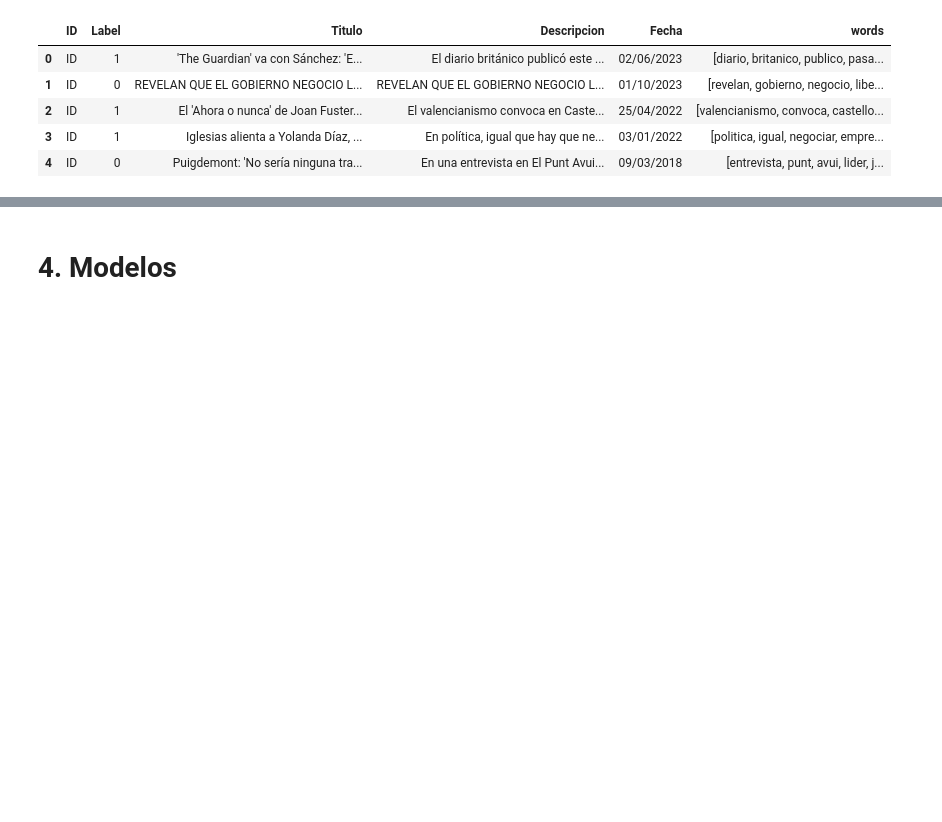
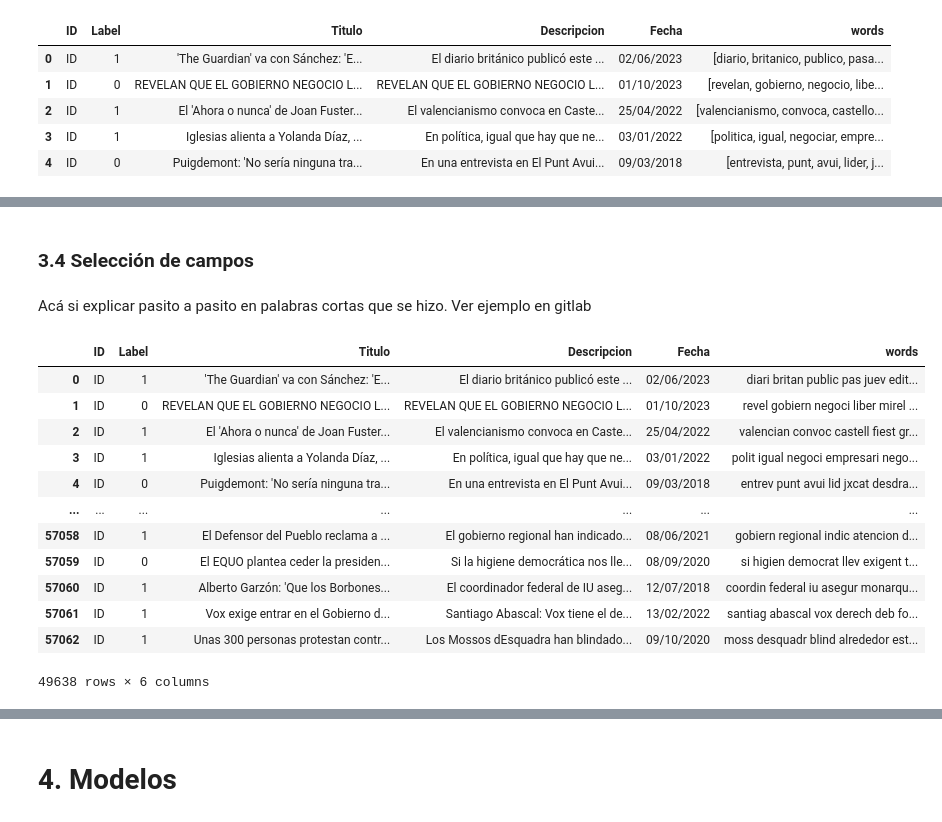
Before and after one commit to Paulina-A-V/Proyecto-1-BI, a Jupyter notebook: classification.ipynb, the cells around one changed output, grey strips where cells are left out. Drawn from its saved outputs; the diff is of its cells as text; code cells hidden in the pictures; blank space fills up the shorter version.

Commit message:
seleccion de campos y normalizacion

```diff
--- a/classification.ipynb
+++ b/classification.ipynb
@@ -249,0 +255,26 @@ data.head()
+# %%
+def stem_words(words):
+    """Stem words in list of tokenized words"""
+    stemmer = SnowballStemmer('spanish')
+    stems = []
+    for word in words:
+        stem = stemmer.stem(word)
+        stems.append(stem)
+    return stems
+
+def lemmatize_verbs(words):
+    """Lemmatize verbs in list of tokenized words"""
+    lemmatizer = WordNetLemmatizer()
+    lemmas = []
+    for word in words:
+        lemma = lemmatizer.lemmatize(word, pos='v')
+        lemmas.append(lemma)
+    return lemmas
+
+def stem_and_lemmatize(words):
+    stems = stem_words(words)
+    lemmas = lemmatize_verbs(words)
+    return stems + lemmas
+
+data['words'] = data['words'].apply(stem_and_lemmatize) #Aplica lematización y eliminación de prefijos y sufijos.
+data.head()
@@ -249,0 +288,21 @@ data.head()
+# %% [markdown]
+### 3.4 Selección de campos
+# %% [markdown]
+Acá si explicar pasito a pasito en palabras cortas que se hizo. Ver ejemplo en gitlab
+# %%
+data['words'] = data['words'].apply(lambda x: ' '.join(map(str, x)))
+data
+# %% [output]
+|  | ID | Label | Titulo | Descripcion | Fecha | words |
+| 0 | ID | 1 | 'The Guardian' va con Sánchez: 'E... | El diario británico publicó este ... | 02/06/2023 | diari britan public pas juev edit... |
+| 1 | ID | 0 | REVELAN QUE EL GOBIERNO NEGOCIO L... | REVELAN QUE EL GOBIERNO NEGOCIO L... | 01/10/2023 | revel gobiern negoci liber mirel ... |
+| 2 | ID | 1 | El 'Ahora o nunca' de Joan Fuster... | El valencianismo convoca en Caste... | 25/04/2022 | valencian convoc castell fiest gr... |
+| 3 | ID | 1 | Iglesias alienta a Yolanda Díaz, ... | En política, igual que hay que ne... | 03/01/2022 | polit igual negoci empresari nego... |
+| 4 | ID | 0 | Puigdemont: 'No sería ninguna tra... | En una entrevista en El Punt Avui... | 09/03/2018 | entrev punt avui lid jxcat desdra... |
+| ... | ... | ... | ... | ... | ... | ... |
+| 57058 | ID | 1 | El Defensor del Pueblo reclama a ... | El gobierno regional han indicado... | 08/06/2021 | gobiern regional indic atencion d... |
+| 57059 | ID | 0 | El EQUO plantea ceder la presiden... | Si la higiene democrática nos lle... | 08/09/2020 | si higien democrat llev exigent t... |
+| 57060 | ID | 1 | Alberto Garzón: 'Que los Borbones... | El coordinador federal de IU aseg... | 12/07/2018 | coordin federal iu asegur monarqu... |
+| 57061 | ID | 1 | Vox exige entrar en el Gobierno d... | Santiago Abascal: Vox tiene el de... | 13/02/2022 | santiag abascal vox derech deb fo... |
+| 57062 | ID | 1 | Unas 300 personas protestan contr... | Los Mossos dEsquadra han blindado... | 09/10/2020 | moss desquadr blind alrededor est... |
+49638 rows × 6 columns
```
Also changed, not shown: parts of 10 cells of this notebook.
